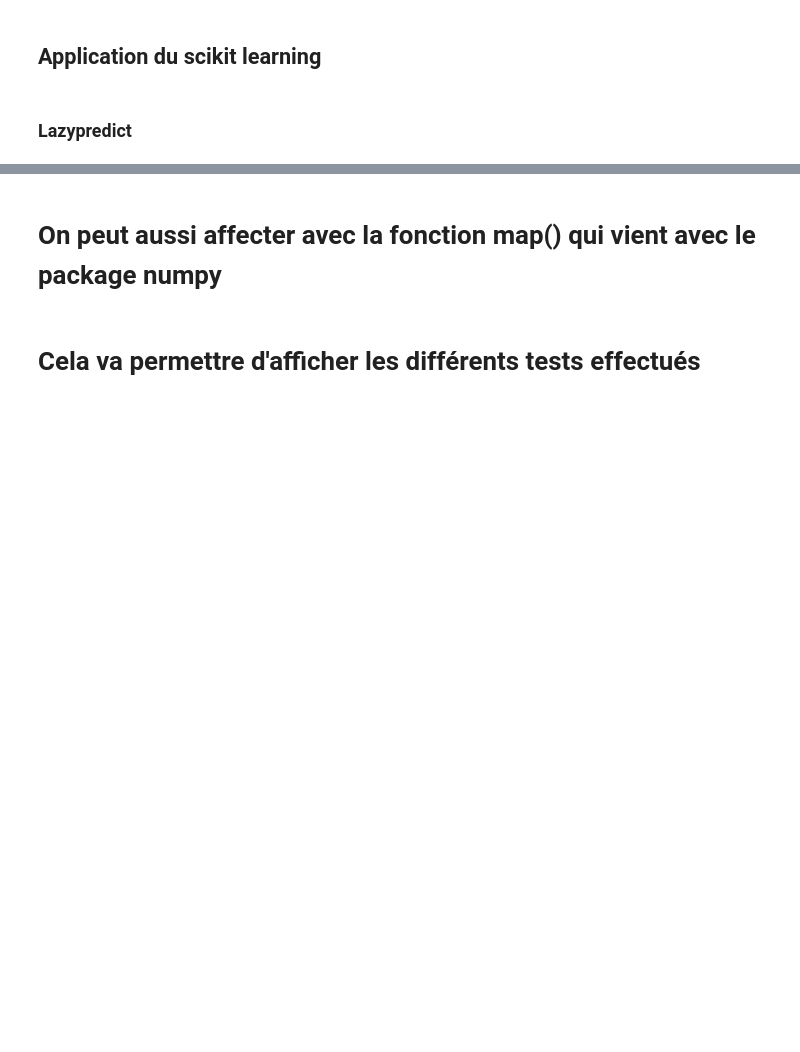
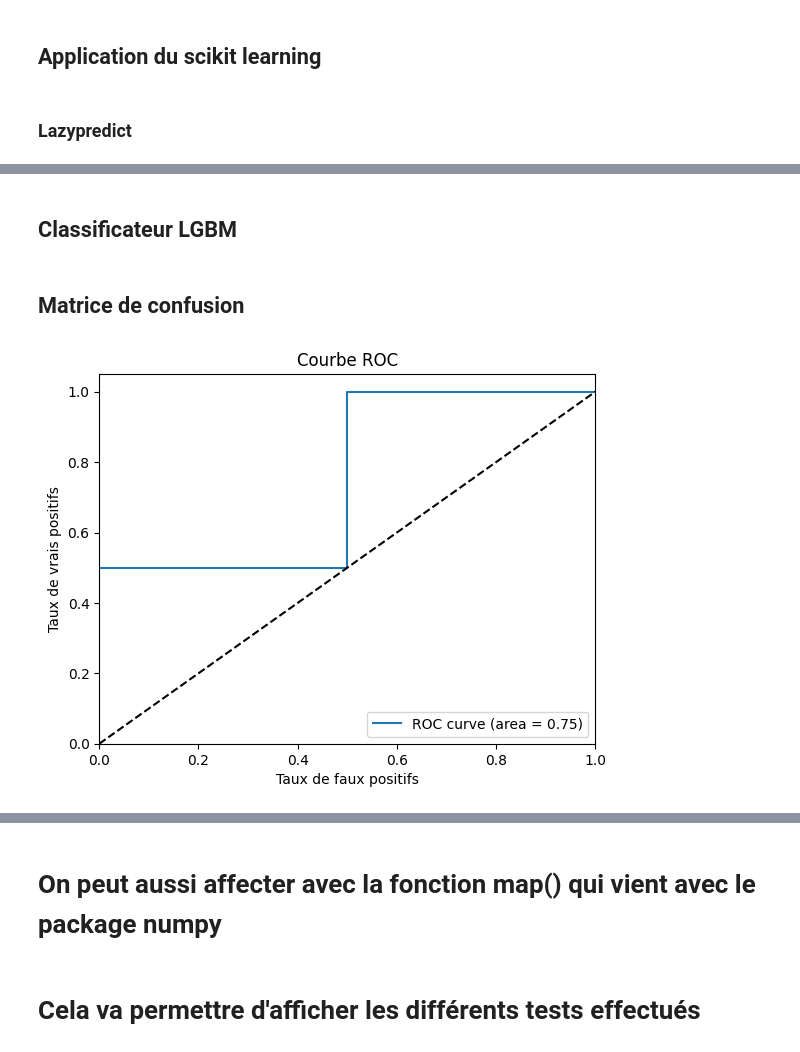
Before and after one commit to diabagateyaya/PFE_YAYA_2024, a Jupyter notebook: analyse_donnees/analyse de données marigo.ipynb, the cells around one changed output, grey strips where cells are left out. Drawn from its saved outputs; the diff is of its cells as text; code cells hidden in the pictures; blank space fills up the shorter version.

```diff
--- a/analyse_donnees/analyse de données marigo.ipynb
+++ b/analyse_donnees/analyse de données marigo.ipynb
@@ -743,0 +833,2 @@ Name: count, dtype: int64
+# %% [markdown]
+## Classificateur LGBM
@@ -743,0 +854,29 @@ Name: count, dtype: int64
+# %% [markdown]
+## Matrice de confusion
+# %%
+import numpy as np
+import matplotlib.pyplot as plt
+from sklearn.metrics import roc_curve, roc_auc_score
+
+# Données d'exemple (à remplacer par vos propres données)
+y_true = np.array([0, 0, 1, 1])
+y_scores = np.array([0.1, 0.4, 0.35, 0.8])
+
+# Calcul des taux de vrais positifs et faux positifs
+fpr, tpr, thresholds = roc_curve(y_true, y_scores)
+
+# Calcul de l'aire sous la courbe (AUC)
+auc = roc_auc_score(y_true, y_scores)
+
+# Tracé de la courbe ROC
+plt.plot(fpr, tpr, label='ROC curve (area = %0.2f)' % auc)
+plt.plot([0, 1], [0, 1], 'k--')
+plt.xlim([0.0, 1.0])
+plt.ylim([0.0, 1.05])
+plt.xlabel('Taux de faux positifs')
+plt.ylabel('Taux de vrais positifs')
+plt.title('Courbe ROC')
+plt.legend(loc="lower right")
+plt.show()
+# %% [output]
+[figure, added]
```
Also changed, not shown: parts of 57 cells of this notebook, 5 other files.
